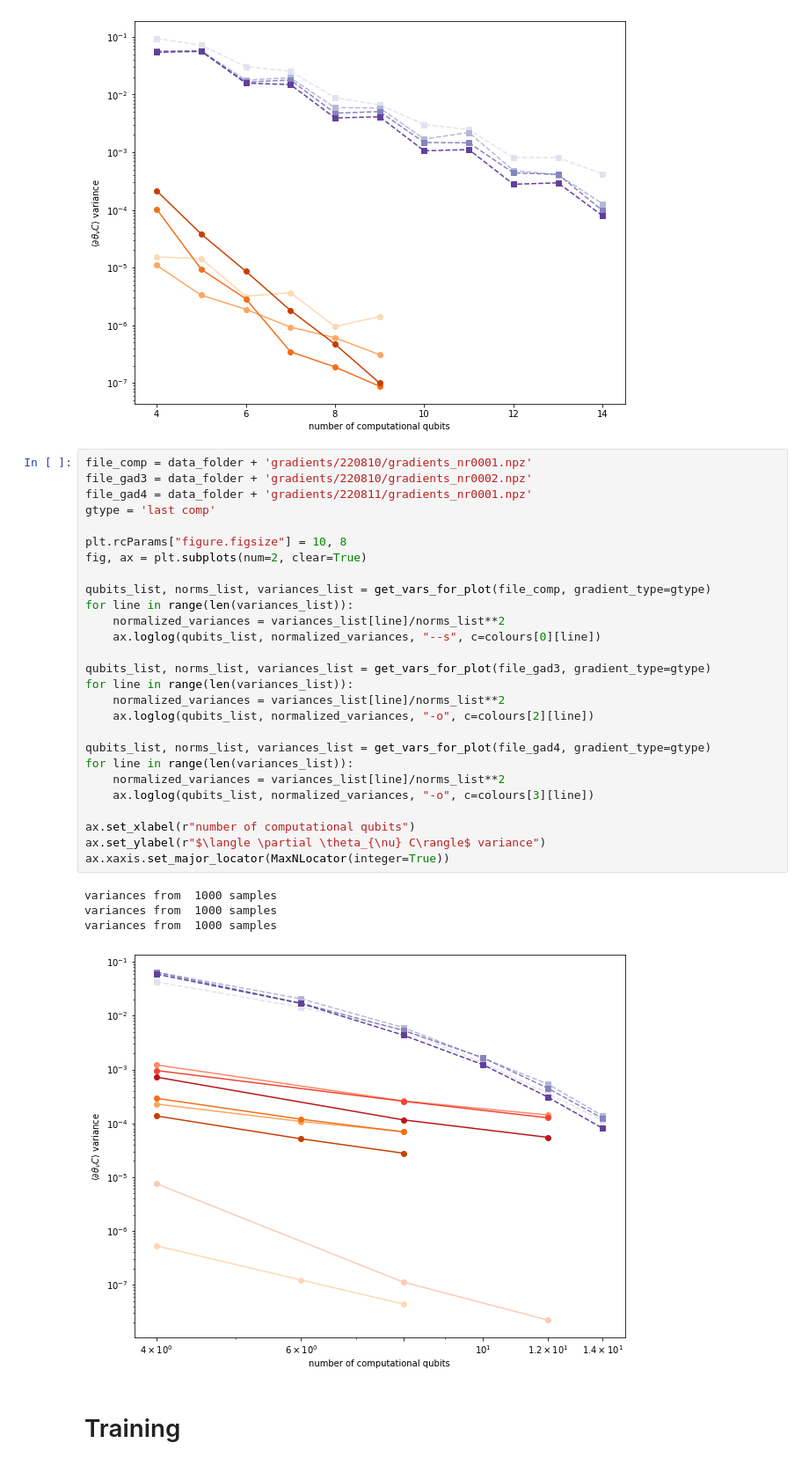
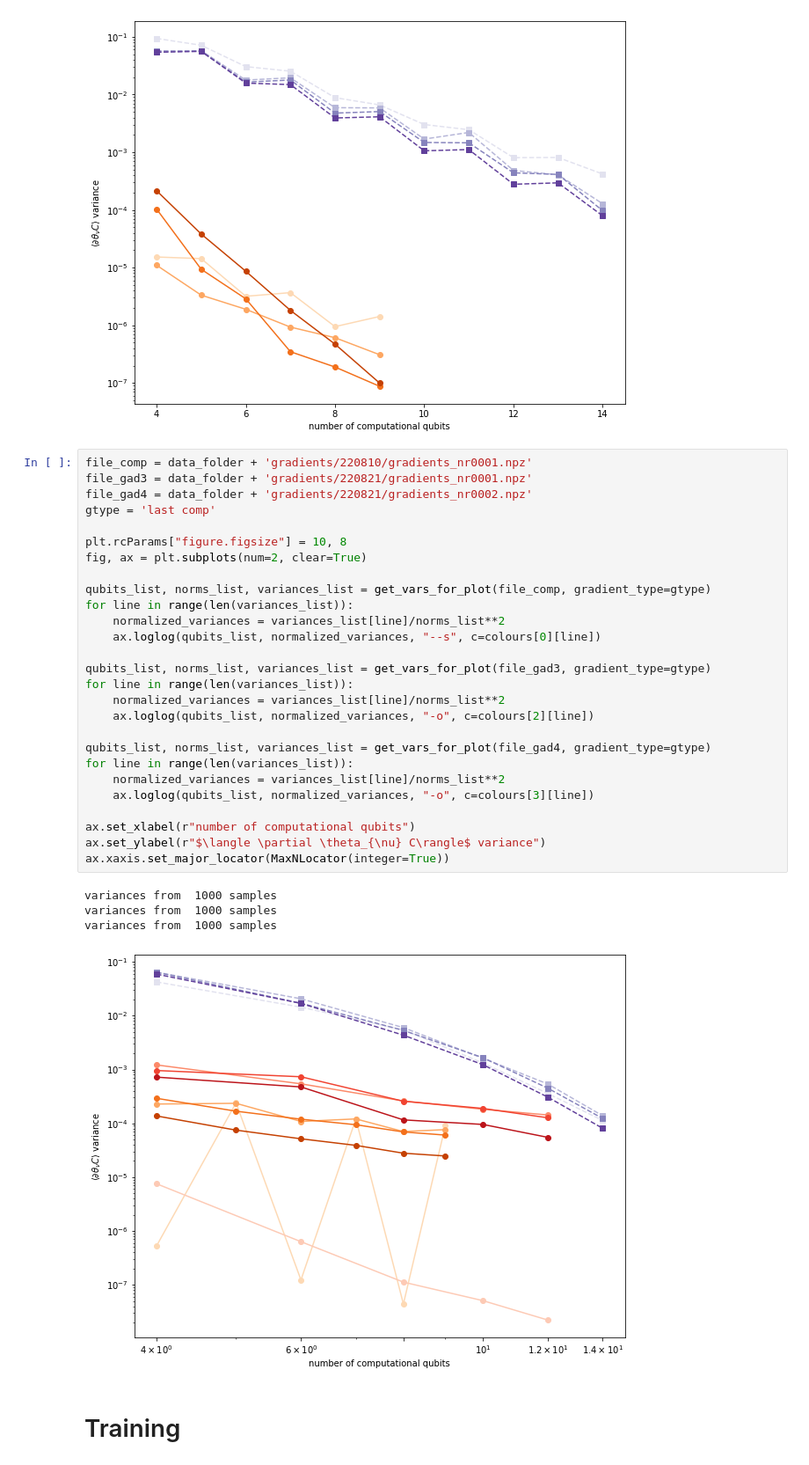
Before and after one commit to SimonCichy/barren-gadgets, a Jupyter notebook: plotting/relevant_results_new_gadgets.ipynb, the cells around one changed output. Shown at 88% size. Saved outputs shown, nothing was run; the diff lists cells and outputs as text.

Commit message:
Variances with corrected ALA
Filling the variance plot with odd circuit widths for the corrected ALA ansatz

```diff
--- a/plotting/relevant_results_new_gadgets.ipynb
+++ b/plotting/relevant_results_new_gadgets.ipynb
@@ -206,36 +206,36 @@ variances from  1000 samples
 [figure]
 # %%
 file_comp = data_folder + 'gradients/220810/gradients_nr0001.npz'
-file_gad3 = data_folder + 'gradients/220810/gradients_nr0002.npz'
-file_gad4 = data_folder + 'gradients/220811/gradients_nr0001.npz'
+file_gad3 = data_folder + 'gradients/220821/gradients_nr0001.npz'
+file_gad4 = data_folder + 'gradients/220821/gradients_nr0002.npz'
 gtype = 'last comp'
 
 plt.rcParams["figure.figsize"] = 10, 8
 fig, ax = plt.subplots(num=2, clear=True)
 
 qubits_list, norms_list, variances_list = get_vars_for_plot(file_comp, gradient_type=gtype)
 for line in range(len(variances_list)):
     normalized_variances = variances_list[line]/norms_list**2
     ax.loglog(qubits_list, normalized_variances, "--s", c=colours[0][line])
 
 qubits_list, norms_list, variances_list = get_vars_for_plot(file_gad3, gradient_type=gtype)
 for line in range(len(variances_list)):
     normalized_variances = variances_list[line]/norms_list**2
     ax.loglog(qubits_list, normalized_variances, "-o", c=colours[2][line])
 
 qubits_list, norms_list, variances_list = get_vars_for_plot(file_gad4, gradient_type=gtype)
 for line in range(len(variances_list)):
     normalized_variances = variances_list[line]/norms_list**2
     ax.loglog(qubits_list, normalized_variances, "-o", c=colours[3][line])
 
 ax.set_xlabel(r"number of computational qubits")
 ax.set_ylabel(r"$\langle \partial \theta_{\nu} C\rangle$ variance")
 ax.xaxis.set_major_locator(MaxNLocator(integer=True))
 # %% [output]
 variances from  1000 samples
 variances from  1000 samples
 variances from  1000 samples
-[figure, old version]
+[figure, new version]
 # %% [markdown]
 Training
 =======
```
